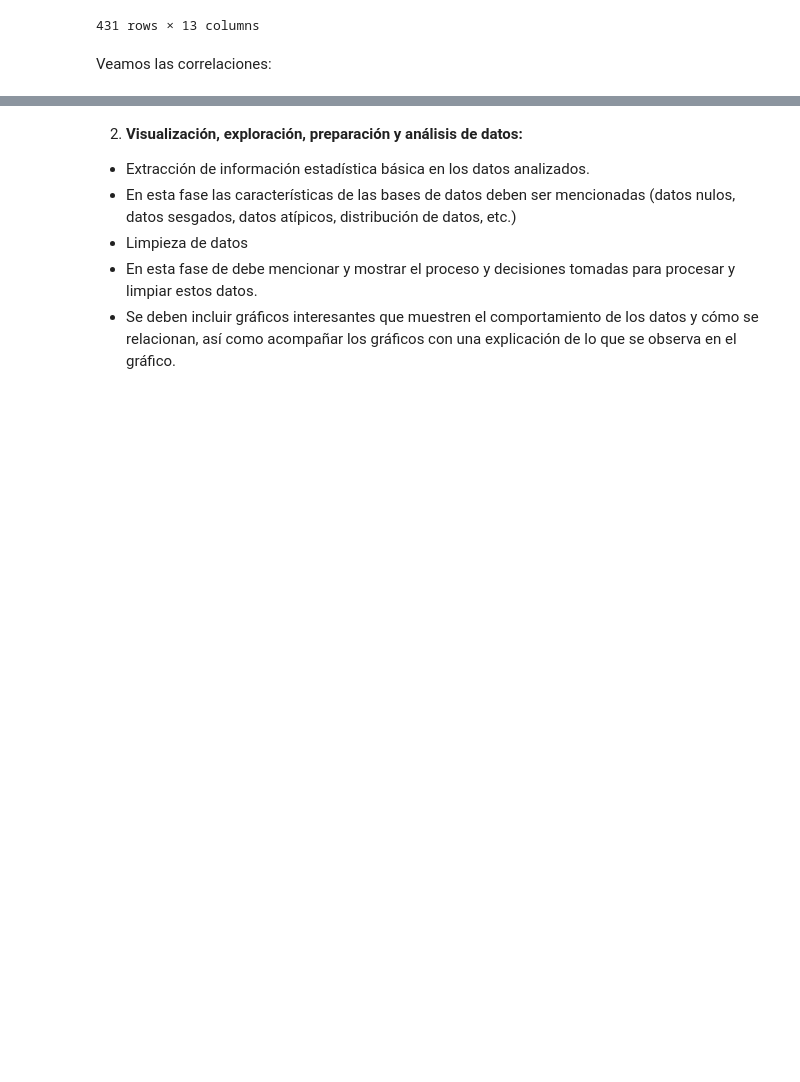
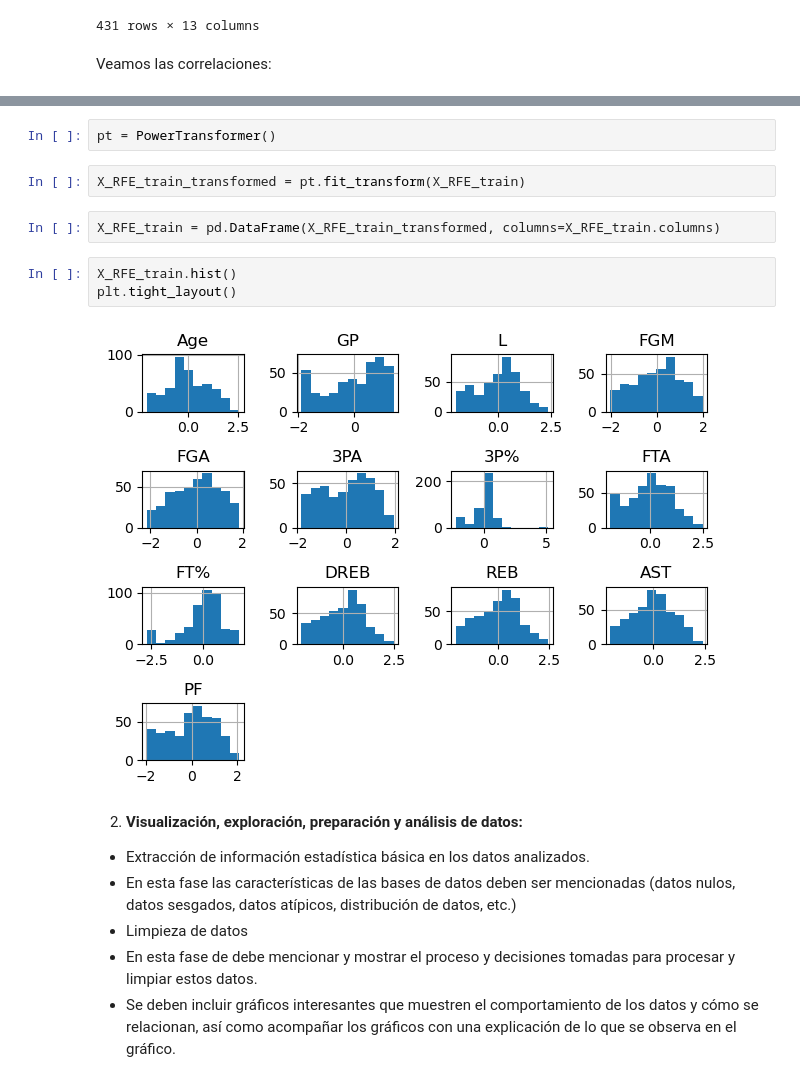
Before and after one commit to RafaelTakata0105/Proyecto_Flores_Takata, a Jupyter notebook: notebooks/Proyecto_final.ipynb, the cells around one changed output, grey strips where cells are left out. Saved outputs shown, nothing was run; the diff lists cells and outputs as text; blank space fills up the shorter version.

```diff
--- a/notebooks/Proyecto_final.ipynb
+++ b/notebooks/Proyecto_final.ipynb
@@ -253,3 +282,14 @@ co.style.background_gradient(cmap='coolwarm').format(precision=2)
+# %%
+pt = PowerTransformer()
+# %%
+X_RFE_train_transformed = pt.fit_transform(X_RFE_train)
+# %%
+X_RFE_train = pd.DataFrame(X_RFE_train_transformed, columns=X_RFE_train.columns)
+# %%
+X_RFE_train.hist()
+plt.tight_layout()
+# %% [output]
+[figure, added]
 # %% [markdown]
 2. **Visualización, exploración, preparación y análisis de datos:**
 - Extracción de información estadística básica en los datos analizados.
```
Also changed, not shown: parts of 9 cells of this notebook.
